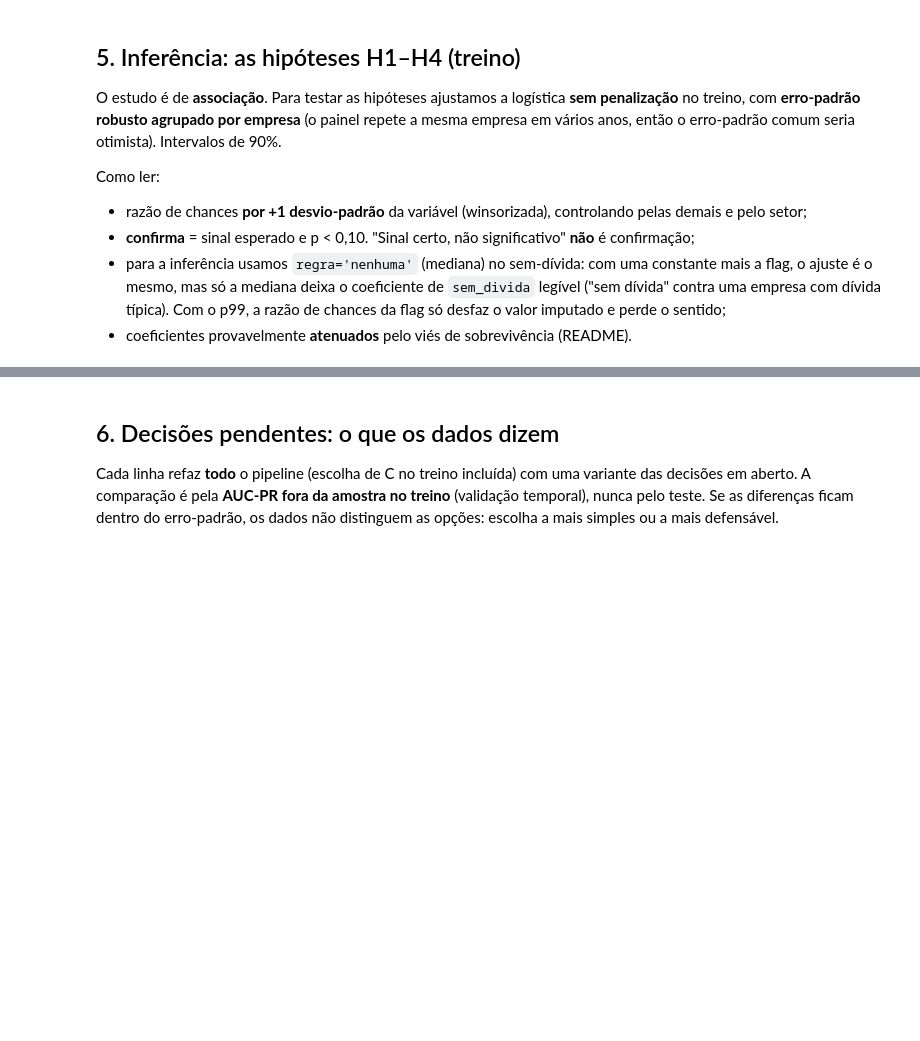
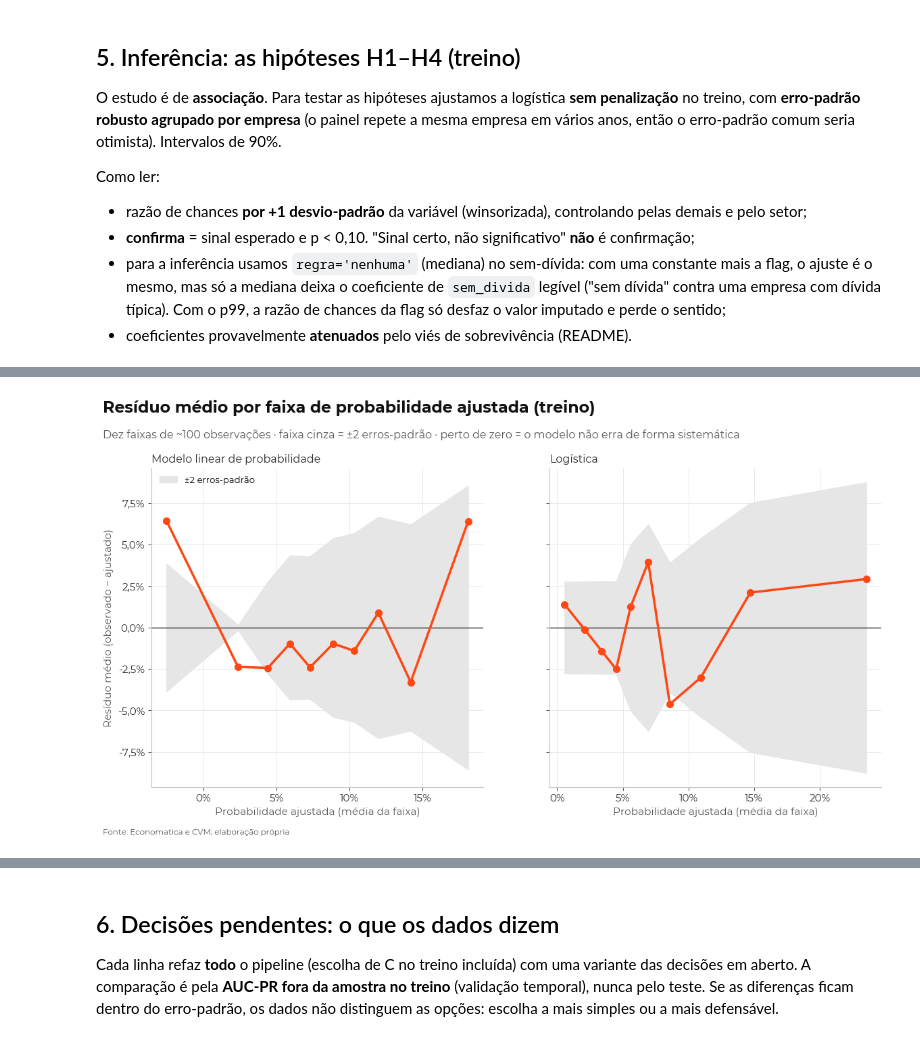
Before and after one commit to davibarbosaes-027/Projeto-2_CB, a Jupyter notebook: notebooks/05_modelagem.ipynb, the cells around one changed output, grey strips where cells are left out. Cells and saved outputs as stored; diff of their text form; code cells hidden in the pictures; blank space fills up the shorter version.

```diff
--- a/notebooks/05_modelagem.ipynb
+++ b/notebooks/05_modelagem.ipynb
@@ -223,0 +257,9 @@ coefs   # inclui constante, flag e dummies de setor
+# %%
+lpm = mod.mqo_agrupado(Xi, treino['Y'], treino['ticker'])
+comp = pd.DataFrame({'razão de chances (logit)': coefs['odds_ratio'], 'p (logit)': coefs['p'],
+                     'efeito em p.p. (linear)': lpm['p.p.'], 'IC 90% inf.': lpm['pp_inf'], 'IC 90% sup.': lpm['pp_sup'],
+                     'p (linear)': lpm['p']}).drop('const')
+aj = lpm.attrs['ajustados']
+print(f"R² do modelo linear: {style.num_br(lpm.attrs['R2'], 3)} | ajustados < 0: {style.pct_br((aj < 0).mean(), 1)} "
+      f"| ajustados > 1: {style.pct_br((aj > 1).mean(), 1)} | VIF máximo: {style.num_br(mod.vif_matriz(Xi).max(), 2)}")
+comp
@@ -223,0 +291,10 @@ coefs   # inclui constante, flag e dummies de setor
+# %%
+bl = mod.residuos_binados(treino['Y'], lpm.attrs['ajustados'])
+bg = mod.residuos_binados(treino['Y'], mod.ajustados_logit(Xi, coefs))
+fig, axs = av.fig_residuos(bl, bg)
+style.titulos(fig, 'Resíduo médio por faixa de probabilidade ajustada (treino)',
+              'Dez faixas de ~100 observações · faixa cinza = ±2 erros-padrão · perto de zero = o modelo não erra de forma sistemática')
+style.salvar(fig, 'fig22_residuos')
+plt.show()
+# %% [output]
+[figure, added]
```
Also changed, not shown: parts of 35 cells of this notebook, 28 other files.
